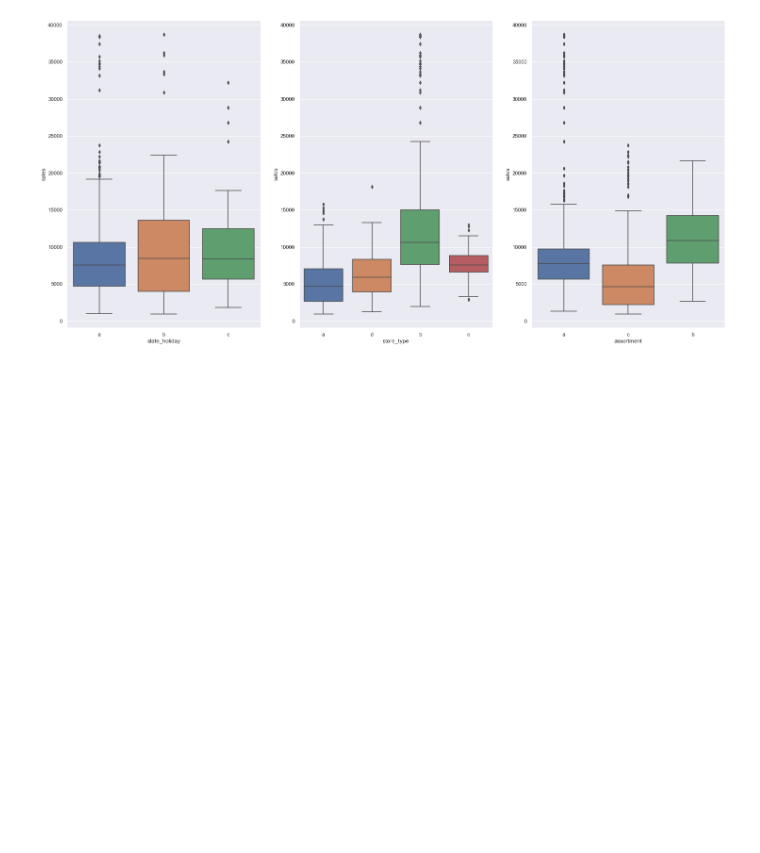
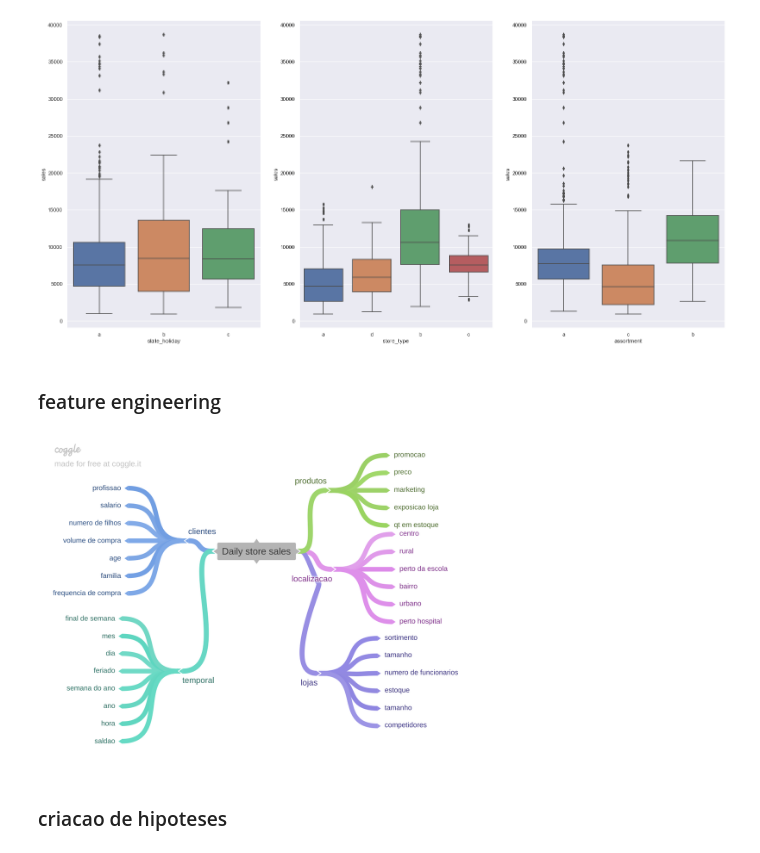
Before and after one commit to Rodpythondev/rossmann-previsao-vendas, a Jupyter notebook: rosmann-previsao-vendas.ipynb, the cells around one changed output. Cells and saved outputs as stored; diff of their text form; code cells hidden in the pictures; blank space fills up the shorter version.

```diff
--- a/rosmann-previsao-vendas.ipynb
+++ b/rosmann-previsao-vendas.ipynb
@@ -270,3 +252,11 @@ sns.boxplot(x='assortment', y='sales', data=aux1)
 # %% [output]
 <AxesSubplot:xlabel='assortment', ylabel='sales'>
 [figure]
+# %% [markdown]
+### feature engineering
+# %%
+Image('img/Daily_store_sales.png')
+# %% [output]
+[figure, added]
+# %% [markdown]
+### criacao de hipoteses
```
Also changed, not shown: parts of 16 cells of this notebook, 2 other files.
